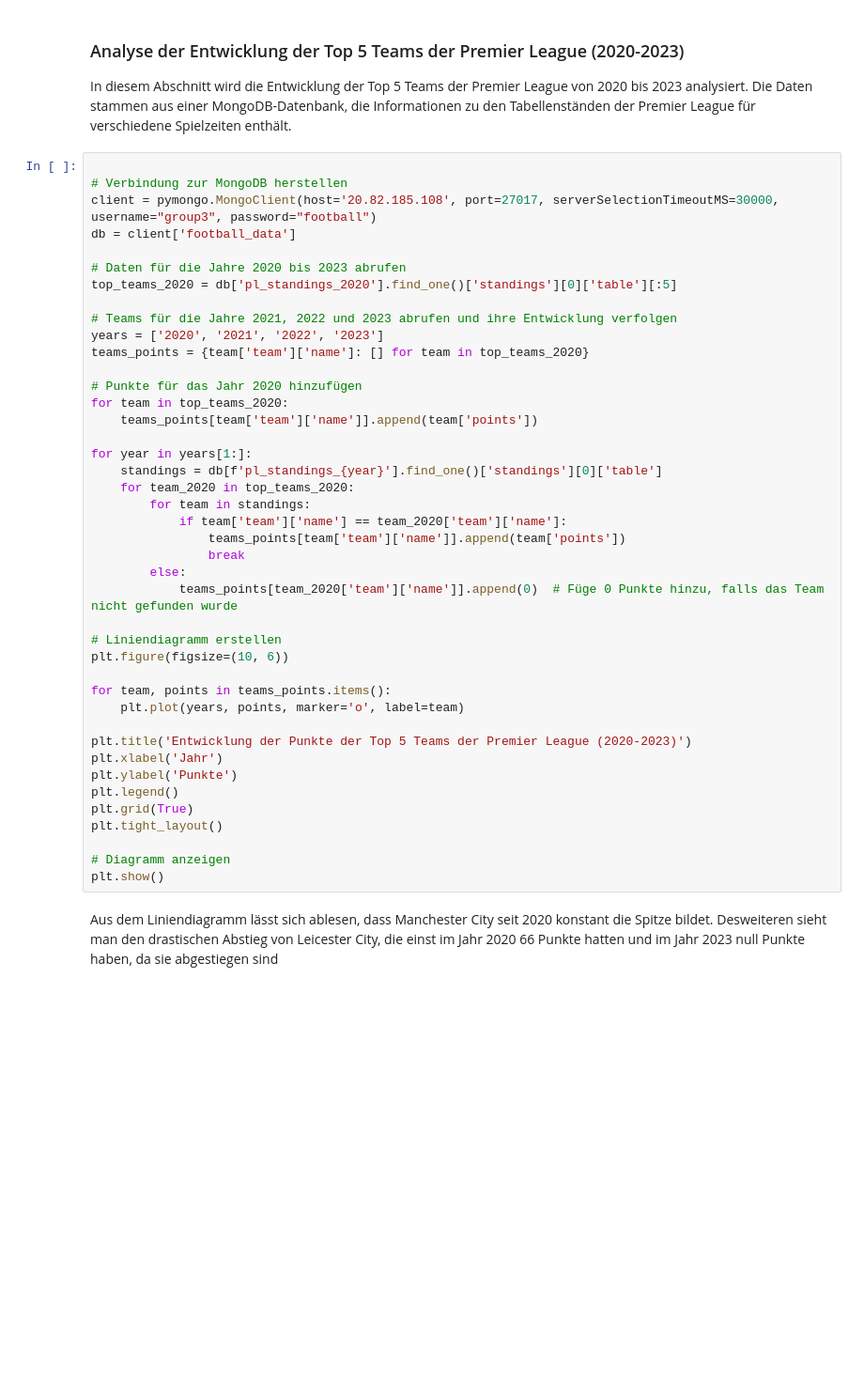
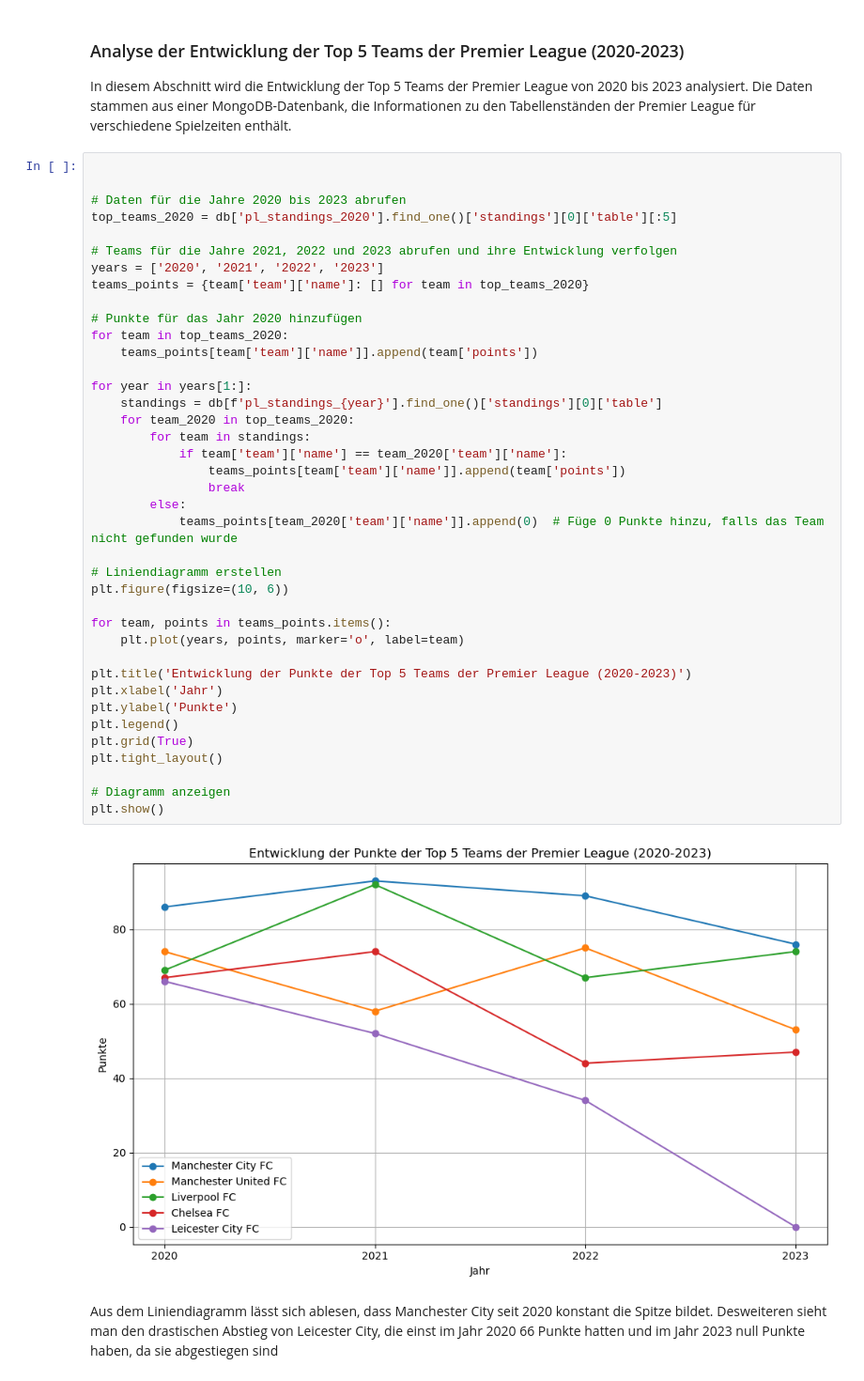
Before and after one commit to Primestyler/BDINF_Semester_Project, a Jupyter notebook: final_project.ipynb, the cells around one changed output. Shown at 94% size. Drawn from its saved outputs; the diff is of its cells as text; blank space fills up the shorter version.

```diff
--- a/final_project.ipynb
+++ b/final_project.ipynb
@@ -331,9 +356,6 @@ Die Metadaten umfassen Informationen wie die Start- und Enddaten der Saison, die
 In diesem Abschnitt wird die Entwicklung der Top 5 Teams der Premier League von 2020 bis 2023 analysiert. Die Daten stammen aus einer MongoDB-Datenbank, die Informationen zu den Tabellenständen der Premier League für verschiedene Spielzeiten enthält.
 # %%
 
-# Verbindung zur MongoDB herstellen
-client = pymongo.MongoClient(host='20.82.185.108', port=27017, serverSelectionTimeoutMS=30000, username="group3", password="football")
-db = client['football_data']
 
 # Daten für die Jahre 2020 bis 2023 abrufen
 top_teams_2020 = db['pl_standings_2020'].find_one()['standings'][0]['table'][:5]
@@ -344,33 +366,35 @@ teams_points = {team['team']['name']: [] for team in top_teams_2020}
 
 # Punkte für das Jahr 2020 hinzufügen
 for team in top_teams_2020:
     teams_points[team['team']['name']].append(team['points'])
 
 for year in years[1:]:
     standings = db[f'pl_standings_{year}'].find_one()['standings'][0]['table']
     for team_2020 in top_teams_2020:
         for team in standings:
             if team['team']['name'] == team_2020['team']['name']:
                 teams_points[team['team']['name']].append(team['points'])
                 break
         else:
             teams_points[team_2020['team']['name']].append(0)  # Füge 0 Punkte hinzu, falls das Team nicht gefunden wurde
 
 # Liniendiagramm erstellen
 plt.figure(figsize=(10, 6))
 
 for team, points in teams_points.items():
     plt.plot(years, points, marker='o', label=team)
 
 plt.title('Entwicklung der Punkte der Top 5 Teams der Premier League (2020-2023)')
 plt.xlabel('Jahr')
 plt.ylabel('Punkte')
 plt.legend()
 plt.grid(True)
 plt.tight_layout()
 
 # Diagramm anzeigen
 plt.show()
+# %% [output]
+[figure, added]
 # %% [markdown]
 Aus dem Liniendiagramm lässt sich ablesen, dass Manchester City seit 2020 konstant die Spitze bildet. Desweiteren sieht man den drastischen Abstieg von Leicester City, die einst im Jahr 2020 66 Punkte hatten und im Jahr 2023 null Punkte haben, da sie abgestiegen sind
 # %% [markdown]
```
Also changed, not shown: parts of 27 cells of this notebook.
